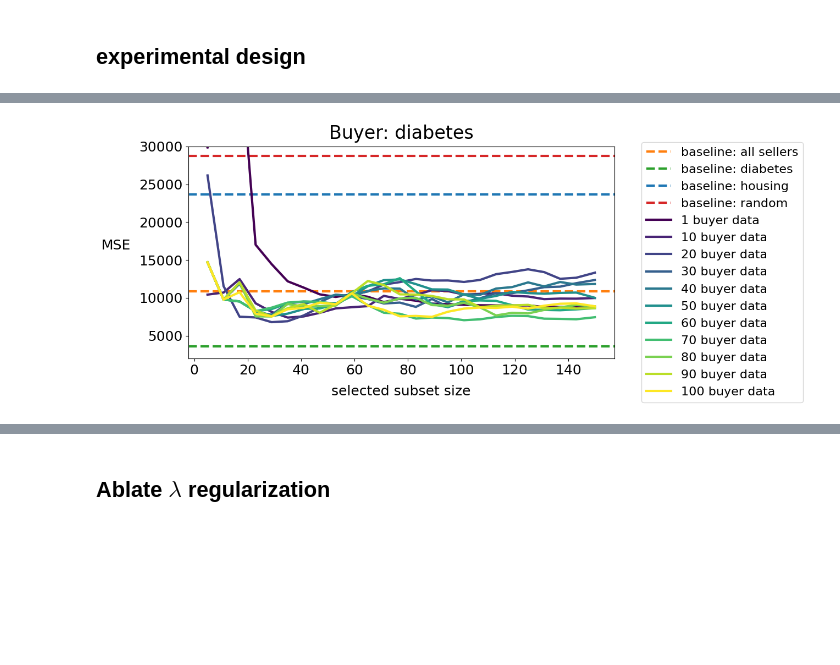
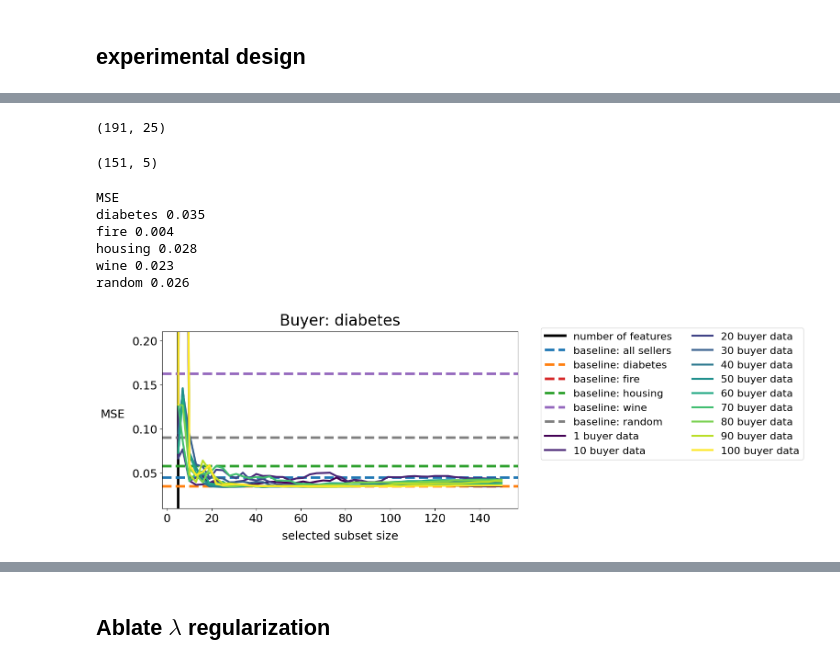
Before and after one commit to clu5/data-acquisition-via-experimental-design, a Jupyter notebook: optimal-selection.ipynb, the cells around one changed output, grey strips where cells are left out. Cells and saved outputs as stored; diff of their text form; code cells hidden in the pictures; blank space fills up the shorter version.

```diff
--- a/optimal-selection.ipynb
+++ b/optimal-selection.ipynb
@@ -27,0 +301,3 @@ import cvxpy as cp
+# %%
+k = 8
+plt.scatter(test_x_partition[0][:, k], test_y_partition[0])
@@ -125,12 +576,23 @@ def optimize_seller_weights(seller_data, buyer_data, lam1=1, lam2=1,):
     return seller_weights.value.flatten()
 # %%
+# lam1 = 3
+# lam2 = 5
+lam1 = 15
+lam2 = 15
+
 diabetes_weights = {}
+fire_weights = {}
 housing_weights = {}
+wine_weights = {}
 random_weights = {}
 
+# for k in tqdm(np.arange(0, 101, 10)):
 for k in tqdm(np.arange(0, 101, 10)):
     if k == 0: k = 1
-    diabetes_weights[k] = optimize_seller_weights(seller_data_x, diabetes_buyer_x[:k])
-    housing_weights[k] = optimize_seller_weights(seller_data_x, housing_buyer_x[:k])
-    random_weights[k] = optimize_seller_weights(seller_data_x, random_buyer_x[:k])
+    print(k)
+    diabetes_weights[k] = optimize_seller_weights(seller_data_x, diabetes_buyer_x[:k], lam1=lam1, lam2=lam2)
+    fire_weights[k] = optimize_seller_weights(seller_data_x, fire_buyer_x[:k], lam1=lam1, lam2=lam2)
+    housing_weights[k] = optimize_seller_weights(seller_data_x, housing_buyer_x[:k], lam1=lam1, lam2=lam2)
+    wine_weights[k] = optimize_seller_weights(seller_data_x, wine_buyer_x[:k], lam1=lam1, lam2=lam2)
+    random_weights[k] = optimize_seller_weights(seller_data_x, random_buyer_x[:k], lam1=lam1, lam2=lam2)
 # %% [output]
@@ -204,4 +680,12 @@ def fit_predict(train_data, train_targets, test_data, test_targets):
     LR.fit(train_data, train_targets)
     test_pred = LR.predict(test_data)
     return mean_squared_error(test_targets, test_pred)
+# %%
+diabetes_test_x.shape
+# %% [output]
+(191, 25)
+# %%
+diabetes_seller_x.shape
+# %% [output]
+(151, 5)
 # %%
@@ -252,22 +768,43 @@ for k, v in random_weights.items():
         seller_subset_x = seller_data_x[indices]
         seller_subset_y = seller_data_y[indices]
         random_results[k].append(fit_predict(seller_subset_x, seller_subset_y, random_test_x, random_test_y))
+# %%
+precision = 3
+print("MSE")
+print('diabetes', diabetes_baseline_diabetes.round(precision))
+print('fire', fire_baseline_fire.round(precision))
+print('housing', housing_baseline_housing.round(precision))
+print('wine', wine_baseline_wine.round(precision))
+print('random', random_baseline_random.round(precision))
+# %% [output]
+MSE
+diabetes 0.035
+fire 0.004
+housing 0.028
+wine 0.023
+random 0.026
+# %%
+cmap = matplotlib.colormaps['viridis'].colors
+colors = np.array(cmap)[np.linspace(0, 255, len(diabetes_results)).astype(int)]
+lw = 4
 # %%
-cmap = matplotlib.colormaps['viridis'].colors
-colors = np.array(cmap)[np.linspace(0, 255, len(mse_results)).astype(int)]
 plt.figure(figsize=(10, 5))
-plt.axhline(diabetes_baseline_all, ls='--', label='baseline: all sellers', lw=3, c='C1',)
-plt.axhline(diabetes_baseline_diabetes, ls='--', label='baseline: diabetes', lw=3, c='C2',)
-plt.axhline(diabetes_baseline_housing, ls='--', label='baseline: housing', lw=3, c='C0',)
-plt.axhline(diabetes_baseline_random, ls='--', label='baseline: random', lw=3, c='C3',)
+plt.axvline(num_features, ls='-', label='number of features', lw=lw, c='k')
+plt.axhline(diabetes_baseline_all, ls='--', label='baseline: all sellers', lw=lw, c='C0',)
+plt.axhline(diabetes_baseline_diabetes, ls='--', label='baseline: diabetes', lw=lw, c='C1',)
+plt.axhline(diabetes_baseline_fire, ls='--', label='baseline: fire', lw=lw, c='C3',)
+plt.axhline(diabetes_baseline_housing, ls='--', label='baseline: housing', lw=lw, c='C2',)
+plt.axhline(diabetes_baseline_wine, ls='--', label='baseline: wine', lw=lw, c='C4',)
+plt.axhline(diabetes_baseline_random, ls='--', label='baseline: random', lw=lw, c='C7',)
 for i, (k, v) in enumerate(diabetes_results.items()):
     plt.plot(subset_range, v, label=f'{k} buyer data', c=colors[i], lw=3)
-plt.legend(fontsize=16, title_fontsize=18, bbox_to_anchor=(1.05, 1.05))
+plt.legend(fontsize=16, title_fontsize=18, bbox_to_anchor=(1.05, 1.05), ncol=2)
 plt.title('Buyer: diabetes', fontsize=24, pad=10)
 plt.xlabel('selected subset size', fontsize=18, labelpad=10)
 plt.ylabel('MSE', fontsize=18, rotation=0, labelpad=30)
-plt.ylim(2000, 30000)
+# plt.ylim(2000, 30000)
+plt.ylim(0.01, 0.21)
 plt.tick_params(labelsize=18)
-plt.savefig('diabetes.png', bbox_inches='tight')
+plt.savefig(figure_dir / 'diabetes.png', bbox_inches='tight')
 # %% [output]
-[figure, old version]
+[figure, new version]
```
Also changed, not shown: parts of 104 cells of this notebook.
